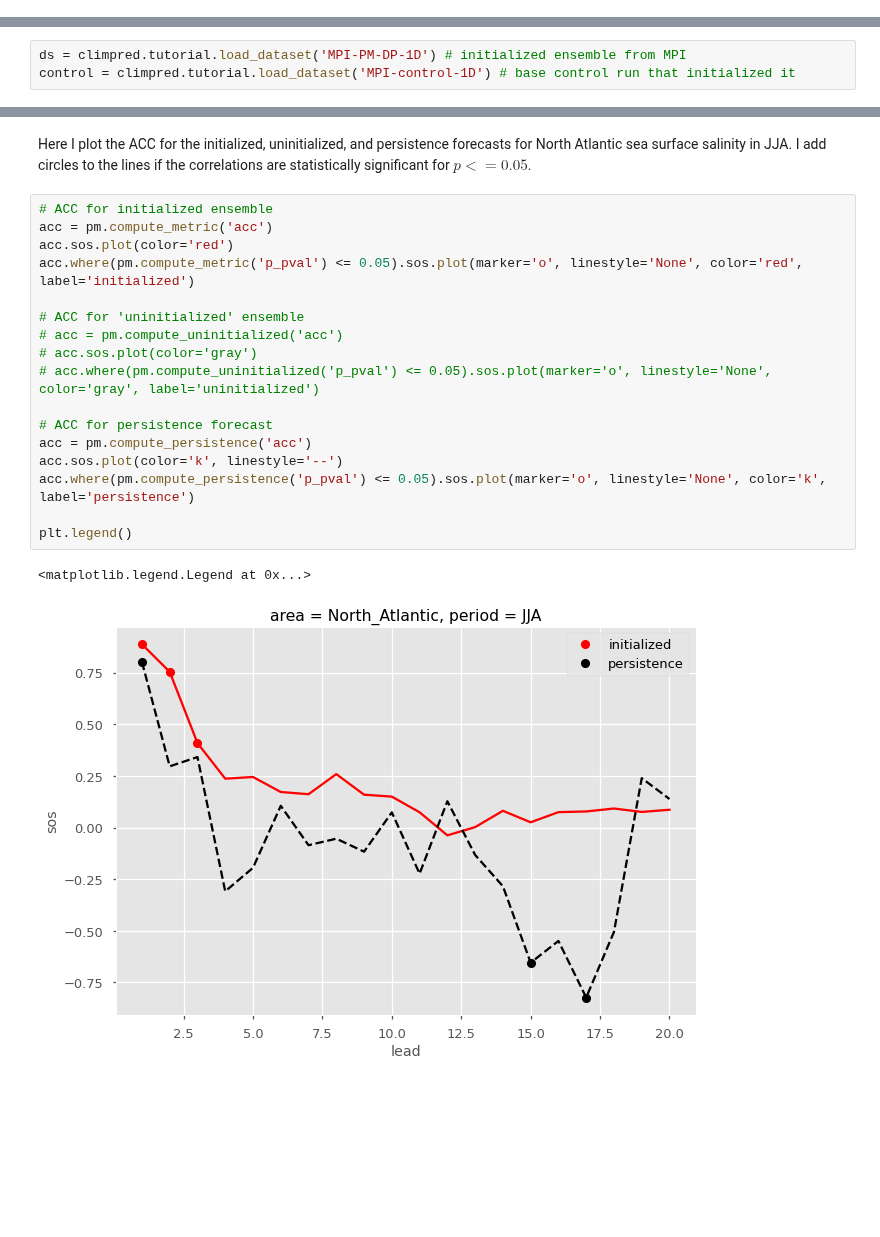
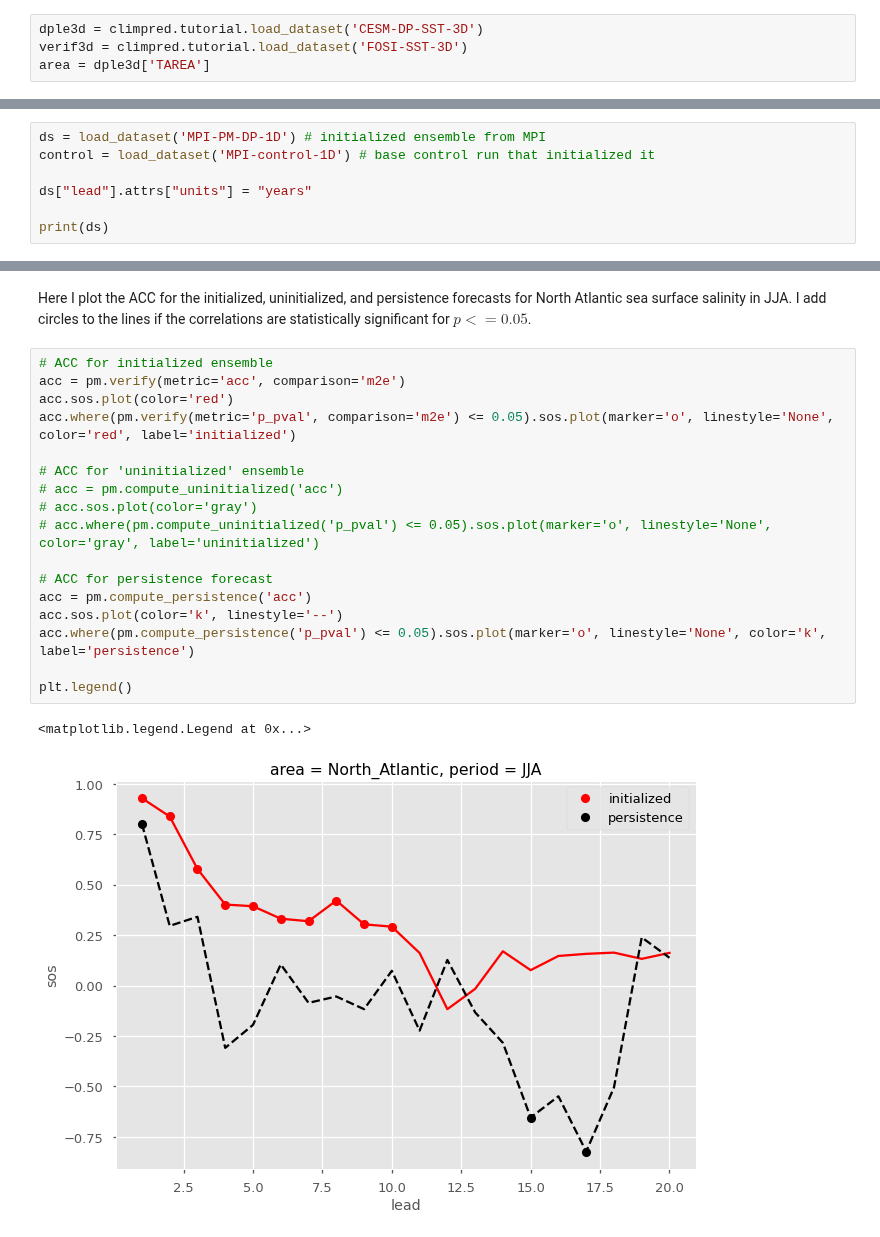
Before and after one commit to pangeo-data/climpred, a Jupyter notebook: docs/source/prediction-ensemble-object.ipynb, the cells around one changed output, grey strips where cells are left out. Saved outputs shown, nothing was run; the diff lists cells and outputs as text; blank space fills up the shorter version.

```diff
--- a/docs/source/prediction-ensemble-object.ipynb
+++ b/docs/source/prediction-ensemble-object.ipynb
@@ -87,0 +70,4 @@ climpred.HindcastEnsemble
+# %%
+dple3d = climpred.tutorial.load_dataset('CESM-DP-SST-3D')
+verif3d = climpred.tutorial.load_dataset('FOSI-SST-3D')
+area = dple3d['TAREA']
@@ -187,3 +220,7 @@ from climpred import PerfectModelEnsemble
 # %%
-ds = climpred.tutorial.load_dataset('MPI-PM-DP-1D') # initialized ensemble from MPI
-control = climpred.tutorial.load_dataset('MPI-control-1D') # base control run that initialized it
+ds = load_dataset('MPI-PM-DP-1D') # initialized ensemble from MPI
+control = load_dataset('MPI-control-1D') # base control run that initialized it
+
+ds["lead"].attrs["units"] = "years"
+
+print(ds)
@@ -254,21 +287,21 @@ pm = pm.drop('tos') # Just assess for salinity.
 Here I plot the ACC for the initialized, uninitialized, and persistence forecasts for North Atlantic sea surface salinity in JJA. I add circles to the lines if the correlations are statistically significant for $p <= 0.05$.
 # %%
 # ACC for initialized ensemble
-acc = pm.compute_metric('acc')
+acc = pm.verify(metric='acc', comparison='m2e')
 acc.sos.plot(color='red')
-acc.where(pm.compute_metric('p_pval') <= 0.05).sos.plot(marker='o', linestyle='None', color='red', label='initialized')
+acc.where(pm.verify(metric='p_pval', comparison='m2e') <= 0.05).sos.plot(marker='o', linestyle='None', color='red', label='initialized')
 
 # ACC for 'uninitialized' ensemble
 # acc = pm.compute_uninitialized('acc')
 # acc.sos.plot(color='gray')
 # acc.where(pm.compute_uninitialized('p_pval') <= 0.05).sos.plot(marker='o', linestyle='None', color='gray', label='uninitialized')
 
 # ACC for persistence forecast
 acc = pm.compute_persistence('acc')
 acc.sos.plot(color='k', linestyle='--')
 acc.where(pm.compute_persistence('p_pval') <= 0.05).sos.plot(marker='o', linestyle='None', color='k', label='persistence')
 
 plt.legend()
 # %% [output]
 <matplotlib.legend.Legend at 0x...>
-[figure, old version]
+[figure, new version]
```
Also changed, not shown: parts of 46 cells of this notebook, 11 other files.
